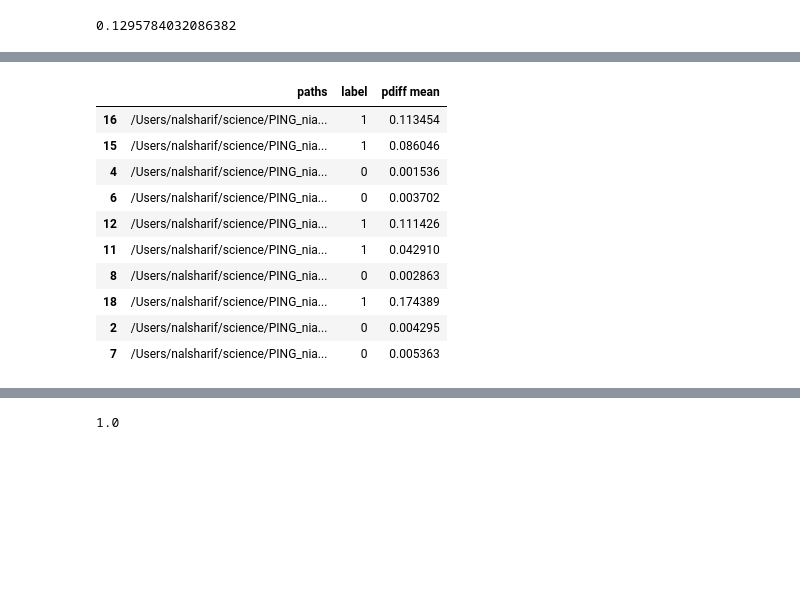
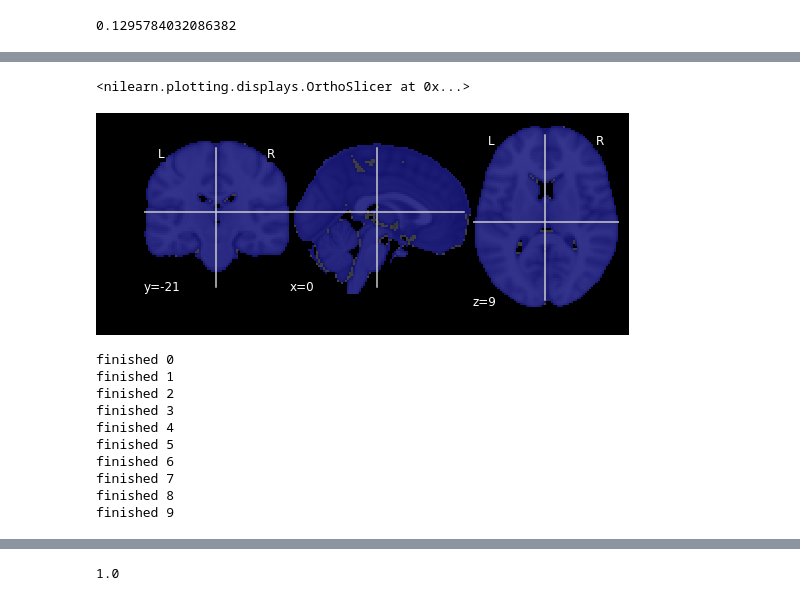
Before and after one commit to nooralsh/ping_proc, a Jupyter notebook: code/find_flipped_volumes.ipynb, the cells around one changed output, grey strips where cells are left out. Saved outputs shown, nothing was run; the diff lists cells and outputs as text; code cells hidden in the pictures; blank space fills up the shorter version.

```diff
--- a/code/find_flipped_volumes.ipynb
+++ b/code/find_flipped_volumes.ipynb
@@ -169,16 +196,2 @@ df
 # %%
 from sklearn import linear_model, model_selection
-# %%
-te
-# %% [output]
-|  | paths | label | pdiff mean |
-| 16 | /Users/nalsharif/science/PING_nia... | 1 | 0.113454 |
-| 15 | /Users/nalsharif/science/PING_nia... | 1 | 0.086046 |
-| 4 | /Users/nalsharif/science/PING_nia... | 0 | 0.001536 |
-| 6 | /Users/nalsharif/science/PING_nia... | 0 | 0.003702 |
-| 12 | /Users/nalsharif/science/PING_nia... | 1 | 0.111426 |
-| 11 | /Users/nalsharif/science/PING_nia... | 1 | 0.042910 |
-| 8 | /Users/nalsharif/science/PING_nia... | 0 | 0.002863 |
-| 18 | /Users/nalsharif/science/PING_nia... | 1 | 0.174389 |
-| 2 | /Users/nalsharif/science/PING_nia... | 0 | 0.004295 |
-| 7 | /Users/nalsharif/science/PING_nia... | 0 | 0.005363 |
@@ -184,0 +209,9 @@ te
+# %%
+dat = mni.get_data()
+msk = np.zeros_like(dat)
+msk[dat>3000] = 1
+msk_img = ni.Nifti1Image(msk,mni.affine)
+plotting.plot_roi(msk_img, mni)
+# %% [output]
+<nilearn.plotting.displays.OrthoSlicer at 0x...>
+[figure, added]
@@ -184,0 +220,20 @@ te
+# %%
+X = np.zeros((len(msk[msk==1])*2,len(tr)))
+for i,pth in enumerate(tr.paths.values):
+    img = ni.load(pth)
+    resampled = image.resample_to_img(img,mni,interpolation='nearest')
+    first_two_frames = ni.Nifti1Image(resampled.get_data()[:,:,:,:2], resampled.affine)
+    array = input_data.NiftiMasker(msk_img).fit_transform(first_two_frames).flatten()
+    X[:,i] = array
+    print('finished',i)
+# %% [output]
+finished 0
+finished 1
+finished 2
+finished 3
+finished 4
+finished 5
+finished 6
+finished 7
+finished 8
+finished 9
```
Also changed, not shown: parts of 30 cells of this notebook, 3 other files.
